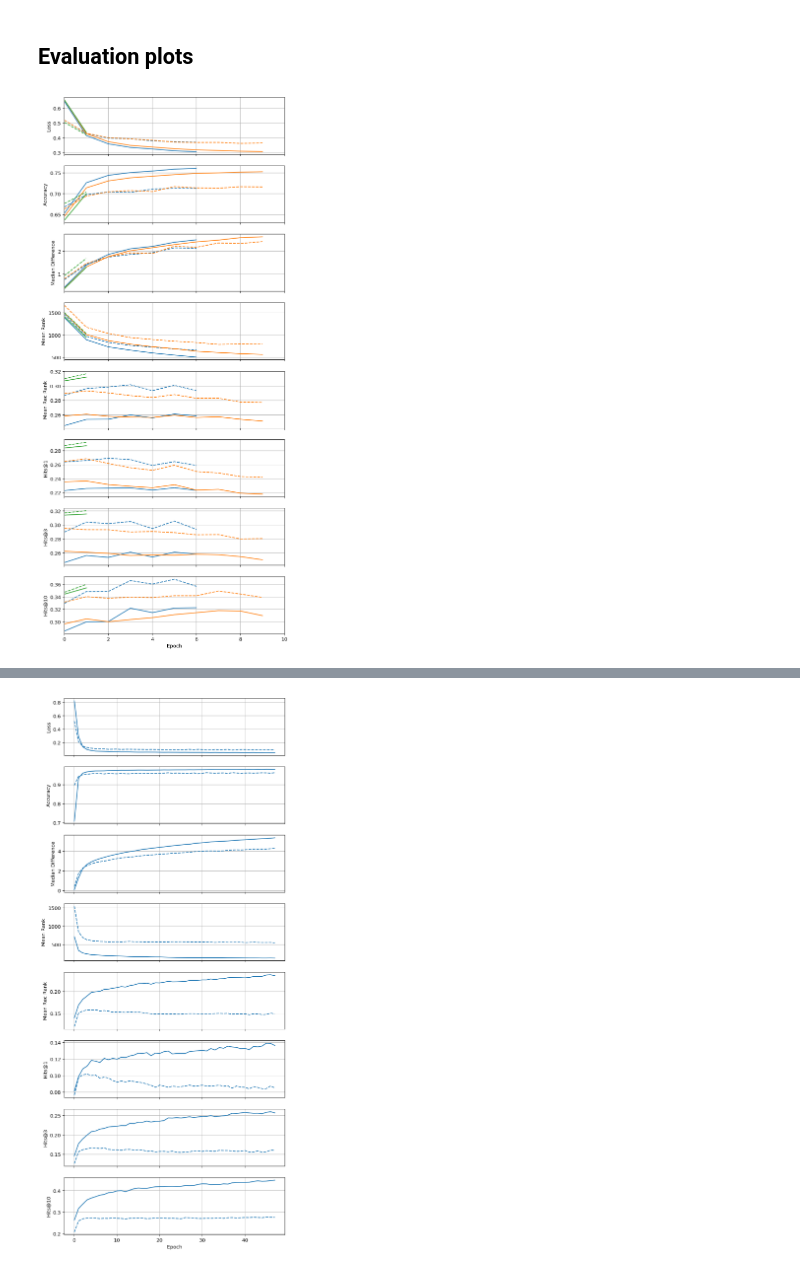
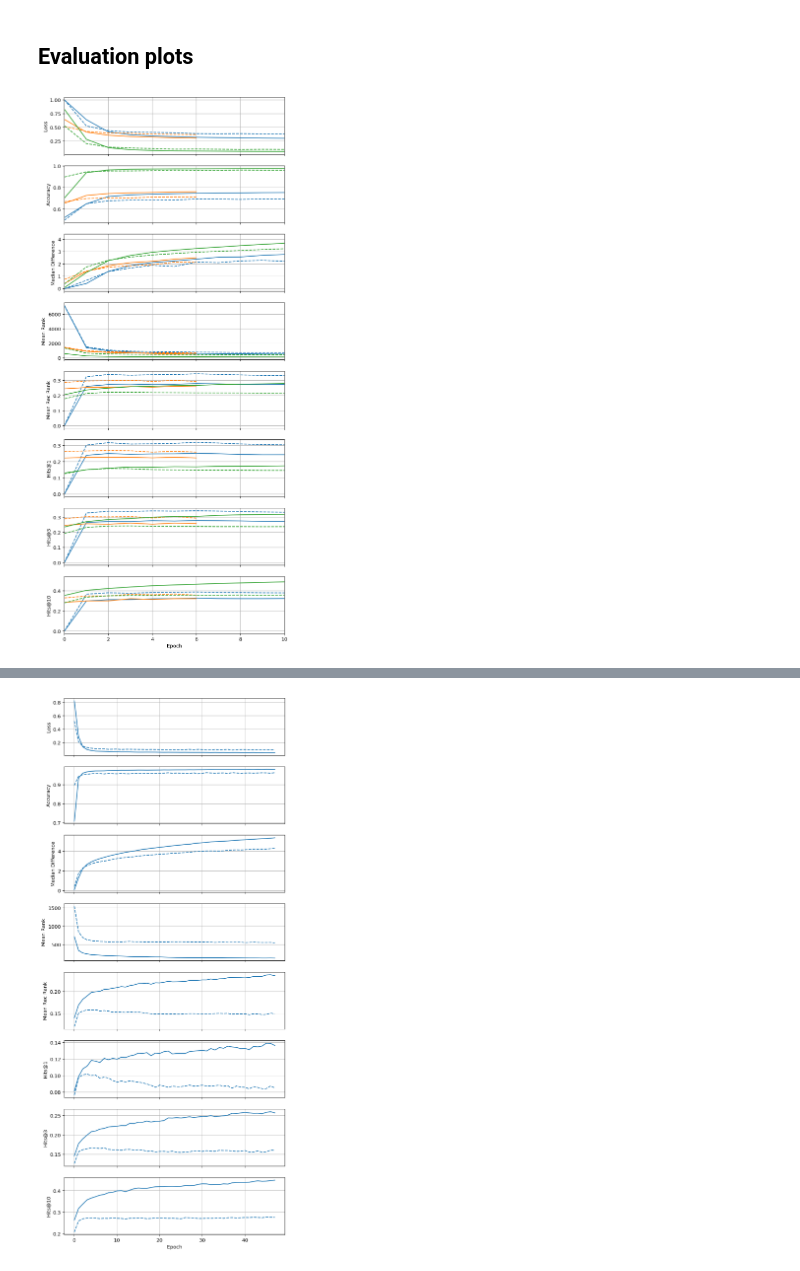
Before and after one commit to jrieke/sampled-rgcn, a Jupyter notebook: playground.ipynb, the cells around one changed output, grey strips where cells are left out. Saved outputs shown, nothing was run; the diff lists cells and outputs as text; code cells hidden in the pictures.

```diff
--- a/playground.ipynb
+++ b/playground.ipynb
@@ -1567,8 +1740,8 @@ If you're reading this message in another frontend (for example, a static render
 # %%
 to_plot = ['loss', 'acc', 'median_diff', 'mean_rank', 'mean_rec_rank', 'hits_1', 'hits_3', 'hits_10']
 figsize = (8, 20)
 
 # TODO: Make fig legend for compare histories.
-history.plot(*to_plot, figsize=figsize, compare=['logs/8_train-test-split-for-adj-dict_actual-train-and-val-sets.tsv', 'logs/7_multiple-relations-per-edge_raw-ranking-over-5000-samples.tsv'], xlim=(0, 10))
+history.plot(*to_plot, figsize=figsize, compare=['logs/10_rgcn_new-ranking-algorithm_filtered-ranking-on-complete-val-set.tsv', 'logs/11_dist-mult.tsv'], xlim=(0, 10))
 # %% [output]
-[figure, old version]
+[figure, new version]
```
Also changed, not shown: parts of 55 cells of this notebook, 1 other file.
